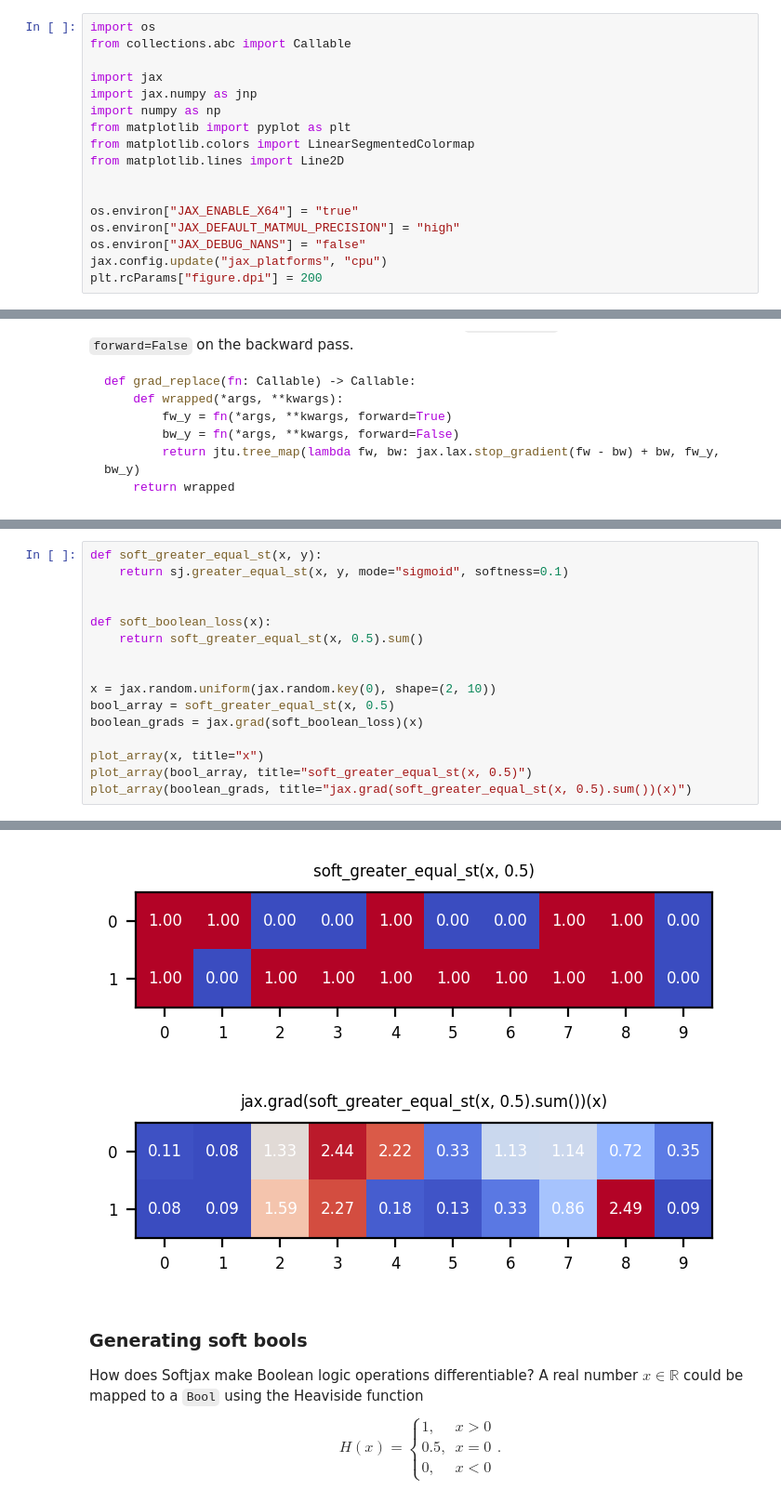
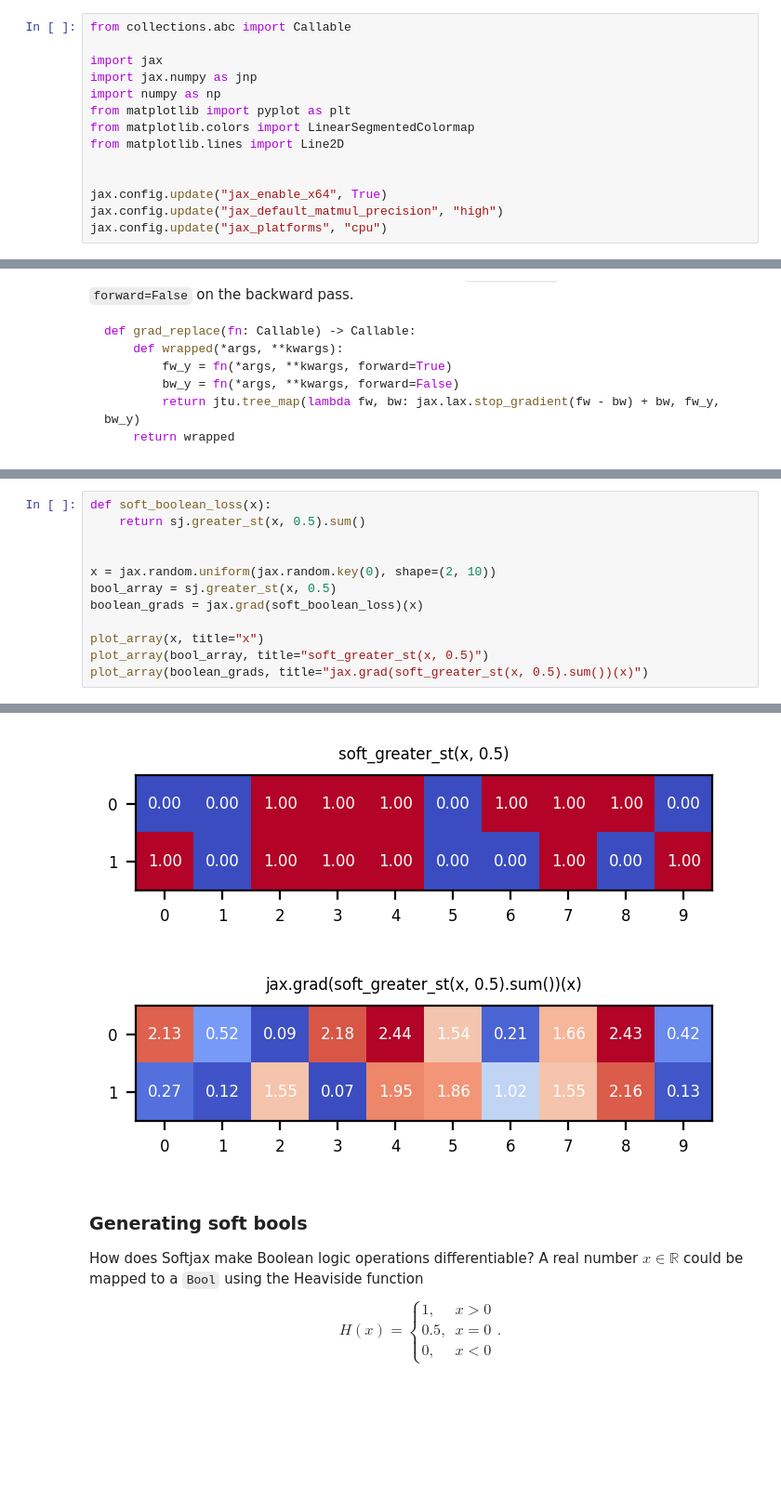
Before and after one commit to a-paulus/softjax, a Jupyter notebook: all-of-softjax/all-of-softjax.ipynb, the cells around one changed output, grey strips where cells are left out. Shown at 93% size. Cells and saved outputs as stored; diff of their text form; blank space fills up the shorter version.

```diff
--- a/all-of-softjax/all-of-softjax.ipynb
+++ b/all-of-softjax/all-of-softjax.ipynb
@@ -5,7 +5,6 @@ Softjax provides easy-to-use differentiable function surrogates of non-different
 
 This pages guides you through all of Softjax key functionalities.
 # %%
-import os
 from collections.abc import Callable
 
 import jax
@@ -16,11 +15,9 @@ from matplotlib.colors import LinearSegmentedColormap
 from matplotlib.lines import Line2D
 
 
-os.environ["JAX_ENABLE_X64"] = "true"
-os.environ["JAX_DEFAULT_MATMUL_PRECISION"] = "high"
-os.environ["JAX_DEBUG_NANS"] = "false"
+jax.config.update("jax_enable_x64", True)
+jax.config.update("jax_default_matmul_precision", "high")
 jax.config.update("jax_platforms", "cpu")
-plt.rcParams["figure.dpi"] = 200
 # %%
 linewidth = 1.0
 SMALL_SIZE = 6
@@ -447,17 +444,13 @@ plot_array(boolean_grads, title="jax.grad(jax.numpy.greater_equal(x, 0.5).sum())
 # %%
-def soft_greater_equal_st(x, y):
-    return sj.greater_equal_st(x, y, mode="sigmoid", softness=0.1)
-
-
 def soft_boolean_loss(x):
-    return soft_greater_equal_st(x, 0.5).sum()
+    return sj.greater_st(x, 0.5).sum()
 
 
 x = jax.random.uniform(jax.random.key(0), shape=(2, 10))
-bool_array = soft_greater_equal_st(x, 0.5)
+bool_array = sj.greater_st(x, 0.5)
 boolean_grads = jax.grad(soft_boolean_loss)(x)
 
 plot_array(x, title="x")
-plot_array(bool_array, title="soft_greater_equal_st(x, 0.5)")
-plot_array(boolean_grads, title="jax.grad(soft_greater_equal_st(x, 0.5).sum())(x)")
+plot_array(bool_array, title="soft_greater_st(x, 0.5)")
+plot_array(boolean_grads, title="jax.grad(soft_greater_st(x, 0.5).sum())(x)")
 # %% [output]
@@ -465,5 +458,5 @@ plot_array(boolean_grads, title="jax.grad(soft_greater_equal_st(x, 0.5).sum())(x
-[figure, old version]
+[figure, new version]
-[figure, old version]
+[figure, new version]
 # %% [markdown]
 ### Generating soft bools
 How does Softjax make Boolean logic operations differentiable? A real number $x\in \mathbb{R}$ could be mapped to a `Bool` using the Heaviside function
```
Also changed, not shown: parts of 27 cells of this notebook, 31 other files.
